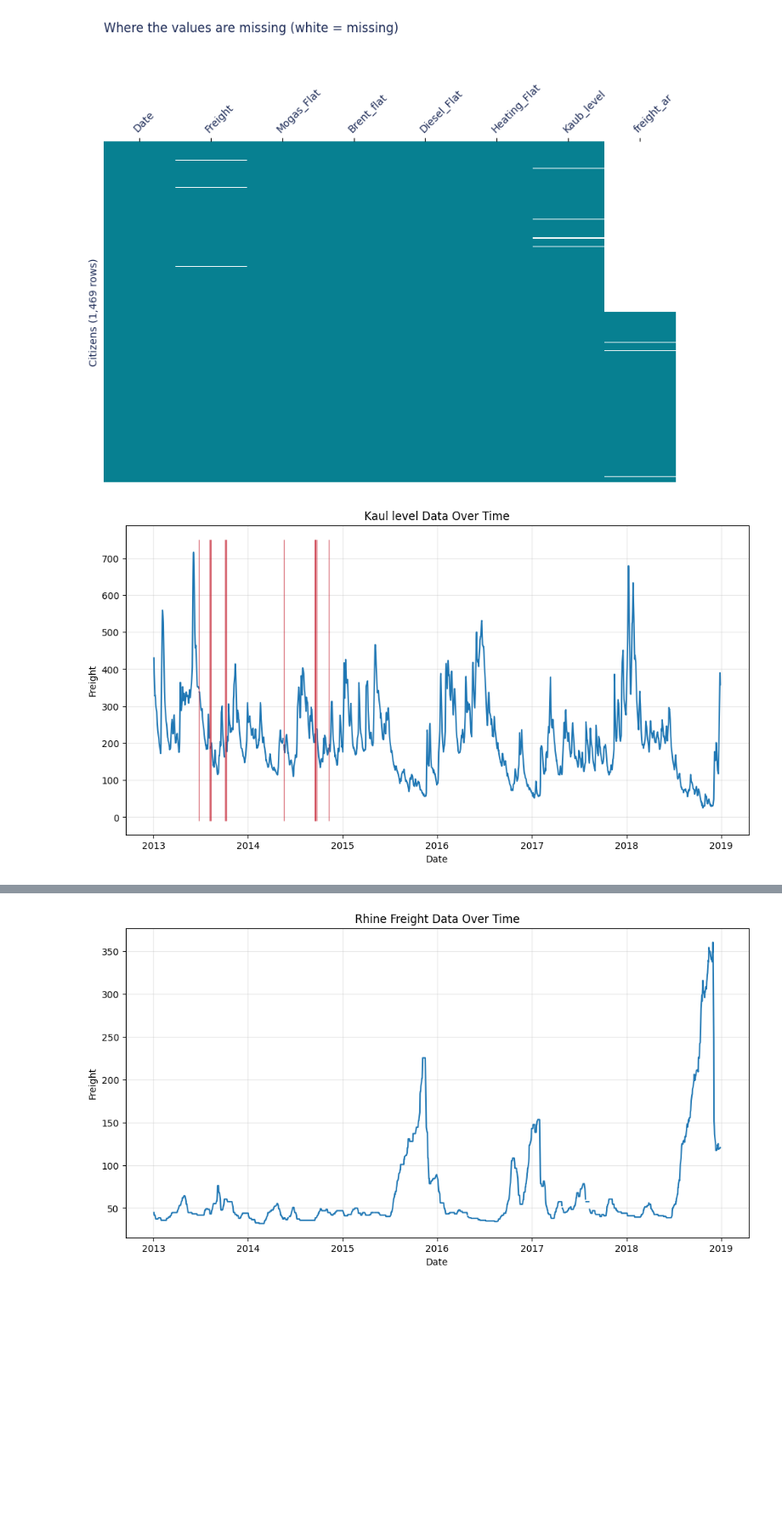
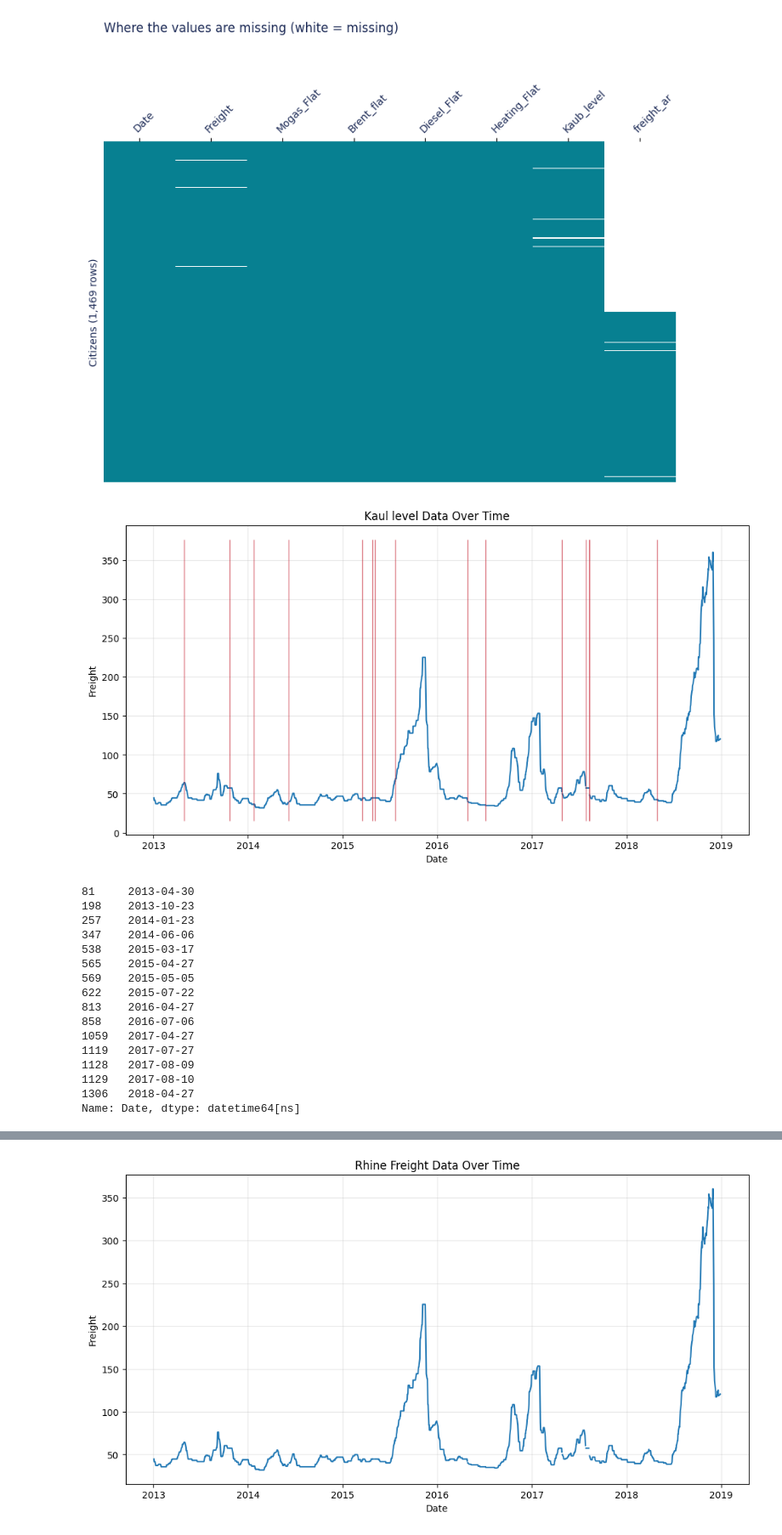
Before and after one commit to pejoCloser/Freight_Challenge, a Jupyter notebook: notebooks/01_eda_freight.ipynb, the cells around one changed output, grey strips where cells are left out. Shown at 85% size. Saved outputs shown, nothing was run; the diff lists cells and outputs as text; code cells hidden in the pictures; blank space fills up the shorter version.

```diff
--- a/notebooks/01_eda_freight.ipynb
+++ b/notebooks/01_eda_freight.ipynb
@@ -90,21 +86,39 @@ plt.show()
 # %%
 #looking at the gaps
 
 df_freight["Date"] = pd.to_datetime(df_freight["Date"], format="%d/%m/%Y")
 df_freight = df_freight.sort_values("Date")
 
-missing_dates = df_freight.loc[df_freight["Kaub_level"].isna(), "Date"]
+missing_dates = df_freight.loc[df_freight["Freight"].isna(), "Date"]
 
 
 fig, ax = plt.subplots(figsize=(12, 6))
-ax.plot(df_freight["Date"], df_freight['Kaub_level'])
+ax.plot(df_freight["Date"], df_freight['Freight'])
 ax.set_title("Kaul level Data Over Time")
 ax.vlines(missing_dates, *ax.get_ylim(), color="#c52030", alpha=0.6, lw=1,
           label=f"Missing ({len(missing_dates)} days)")
 ax.set_xlabel("Date")
 ax.set_ylabel("Freight")
 ax.grid(True, alpha=0.3)
 plt.show()
 plt.close(fig)
+
+print(missing_dates)
 # %% [output]
-[figure, old version]
+[figure, new version]
+81     2013-04-30
+198    2013-10-23
+257    2014-01-23
+347    2014-06-06
+538    2015-03-17
+565    2015-04-27
+569    2015-05-05
+622    2015-07-22
+813    2016-04-27
+858    2016-07-06
+1059   2017-04-27
+1119   2017-07-27
+1128   2017-08-09
+1129   2017-08-10
+1306   2018-04-27
+Name: Date, dtype: datetime64[ns]
```
Also changed, not shown: parts of 14 cells of this notebook, 2 other files.
